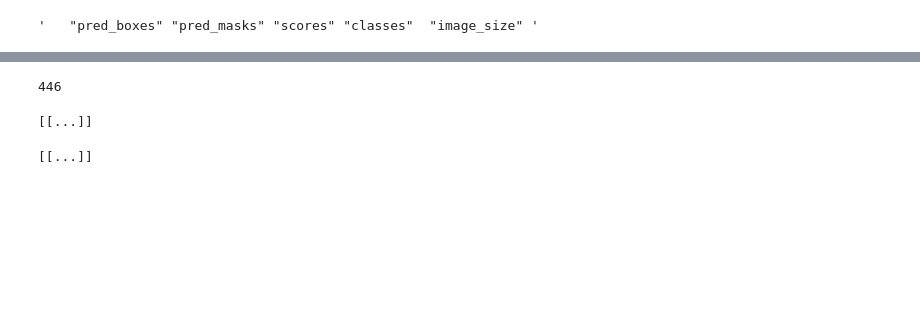
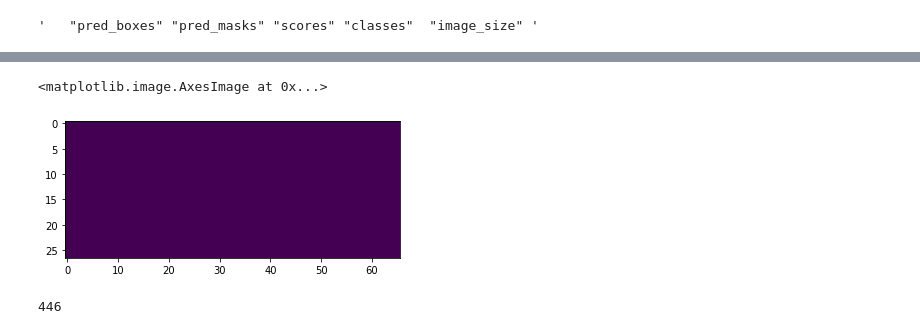
Before and after one commit to trevor-chan/research, a Jupyter notebook: morpho_scripts/SingleRegionProps.ipynb, the cells around one changed output, grey strips where cells are left out. Cells and saved outputs as stored; diff of their text form; code cells hidden in the pictures; blank space fills up the shorter version.

```diff
--- a/morpho_scripts/SingleRegionProps.ipynb
+++ b/morpho_scripts/SingleRegionProps.ipynb
@@ -72,0 +102,9 @@ for i in range(len(bounding_boxes)):
+# %%
+a = 379
+
+plt.imshow(masks[379])
+
+#newcell = cell_object(instances['pred_boxes'][a],instances['pred_masks'][a][0],instances['scores'][a])
+# %% [output]
+<matplotlib.image.AxesImage at 0x...>
+[figure, added]
@@ -75,10 +122,2 @@ len(masks)
 # %% [output]
 446
-# %%
-polygon
-# %% [output]
-[[...]]
-# %%
-polygons[i]
-# %% [output]
-[[...]]
```
Also changed, not shown: parts of 13 cells of this notebook.
